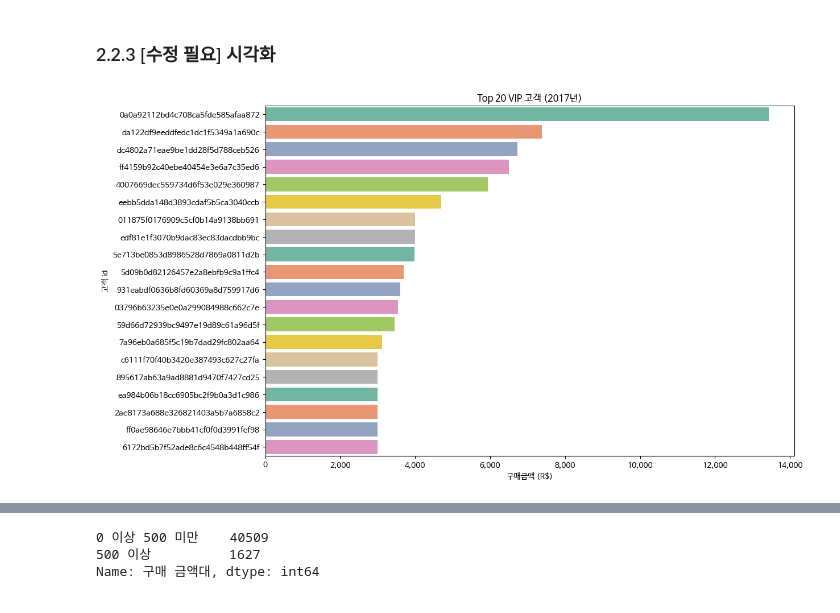
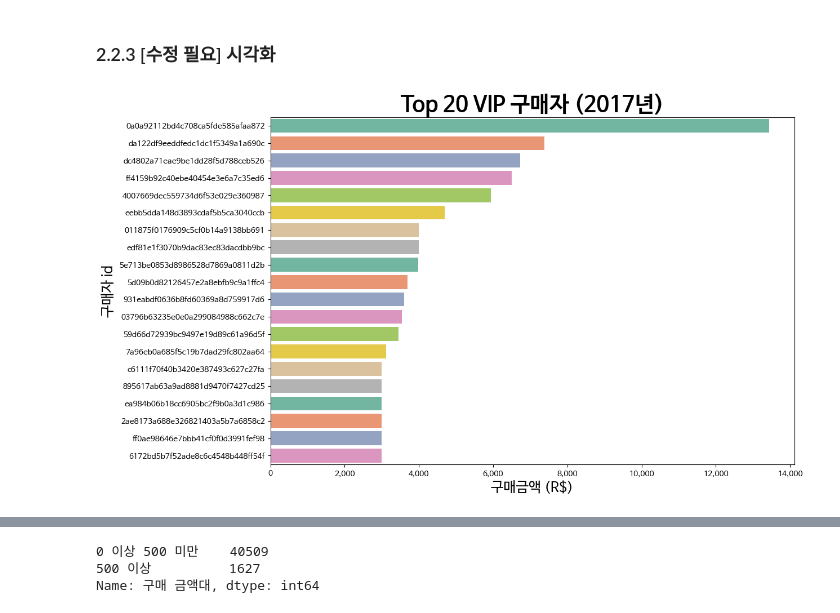
Before and after one commit to Nayoung-young/prj-ecommerce-eda, a Jupyter notebook: User_Analysis.ipynb, the cells around one changed output, grey strips where cells are left out. Saved outputs shown, nothing was run; the diff lists cells and outputs as text; code cells hidden in the pictures.

```diff
--- a/User_Analysis.ipynb
+++ b/User_Analysis.ipynb
@@ -544,20 +546,20 @@ df_vip_2017.sample(5)
 # %%
 # 혹은 상위 10명의 구매 금액 차이?
 
 # customer_id는 .. 그냥 이렇게 두는 게 나을지도? 레포트 보는 사람도 확인해야 하니까
 
 %%time
 fig, ax = plt.subplots(nrows=1, ncols=1, figsize = (12, 8))
 
 sns.barplot(data = df_vip_2017.head(20), y ='customer_unique_id', x = 'order_purchase_sum_2017', palette='Set2')
 
-plt.title('Top 20 VIP 고객 (2017년)') #가제
+plt.title('Top 20 VIP 구매자 (2017년)', fontsize = 28, fontweight='bold') #가제
 
-plt.xlabel('구매금액 (R$)')
+plt.xlabel('구매금액 (R$)', fontsize = 18)
 ax.xaxis.set_major_formatter(plt.FuncFormatter(lambda x, p=None: '{:,.0f}'.format(x)))
 
-plt.ylabel('고객 id')
+plt.ylabel('구매자 id', fontsize = 18)
 
 plt.show()
 # %% [output]
-[figure, old version]
+[figure, new version]
```
Also changed, not shown: parts of 38 cells of this notebook.
